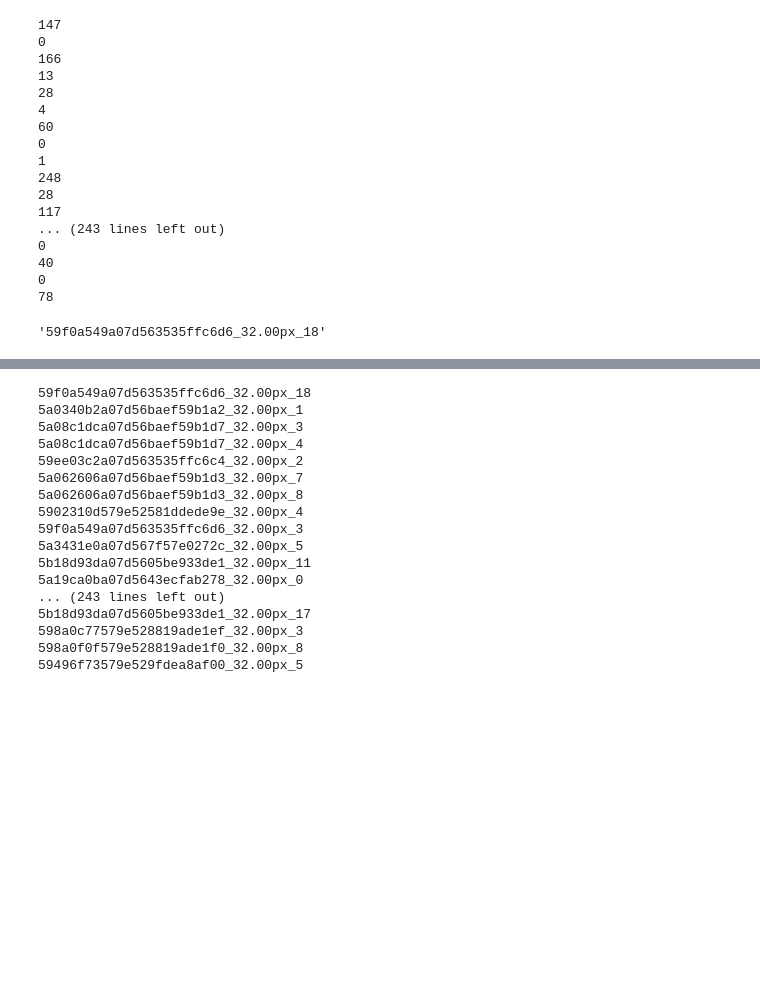
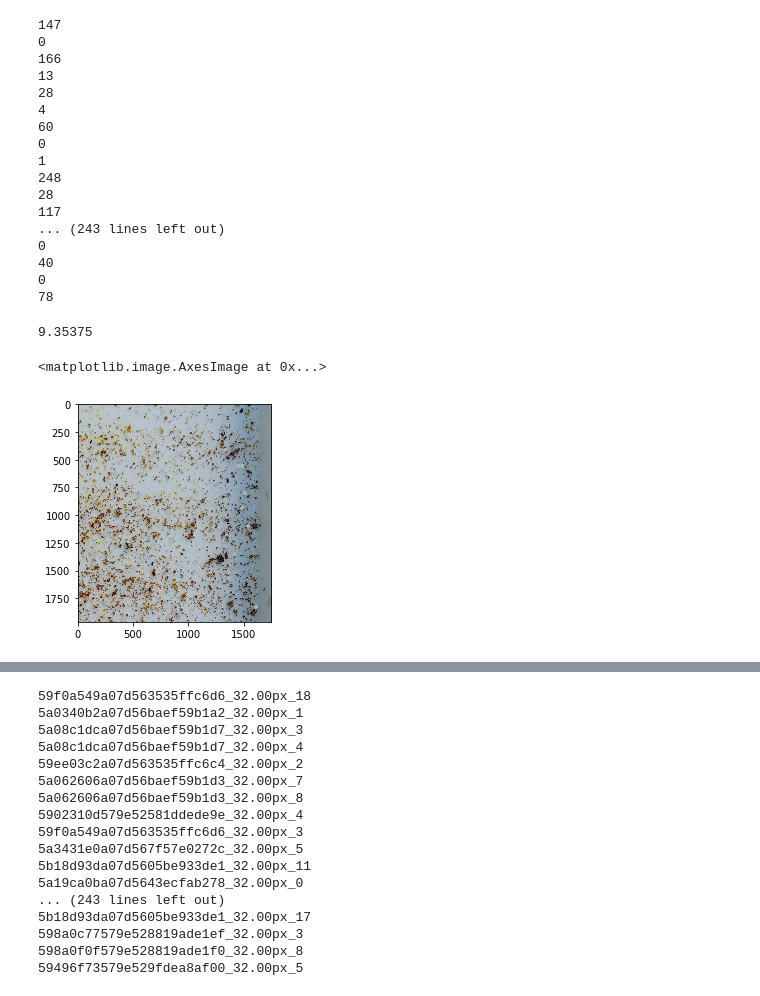
Before and after one commit to lchenbb/Image-Analysis-and-Pattern-Recognition, a Jupyter notebook: project/special_project.ipynb, the cells around one changed output, grey strips where cells are left out. Drawn from its saved outputs; the diff is of its cells as text; code cells hidden in the pictures; blank space fills up the shorter version.

```diff
--- a/project/special_project.ipynb
+++ b/project/special_project.ipynb
@@ -1949,14 +1356,0 @@ len(filtered_windows)
-# %%
-plt.rcParams['figure.figsize'] = (8, 8)
-plt.imshow(img_dict['train'][20])
-
-for window in test_windows:
-
-    plot_window(window)
-
-for window in filtered_windows:
-    plot_window(window, c = 'red')
-
-for window in windows:
-
-    plot_window(window, c = 'green')
@@ -2042,4 +1825,0 @@ challenge_imgs = skimage.io.imread_collection([f'./competition/{img_name}'
-# %%
-filenames[0][: len(filenames[0]) - 4]
-# %% [output]
-'59f0a549a07d563535ffc6d6_32.00px_18'
@@ -2045,0 +1829,4 @@ filenames[0][: len(filenames[0]) - 4]
+# %%
+np.mean(varroa_list)
+# %% [output]
+9.35375
@@ -2045,0 +1835,5 @@ filenames[0][: len(filenames[0]) - 4]
+# %%
+plt.imshow(img_dict['train'][19])
+# %% [output]
+<matplotlib.image.AxesImage at 0x...>
+[figure, added]
```
Also changed, not shown: parts of 213 cells of this notebook.
